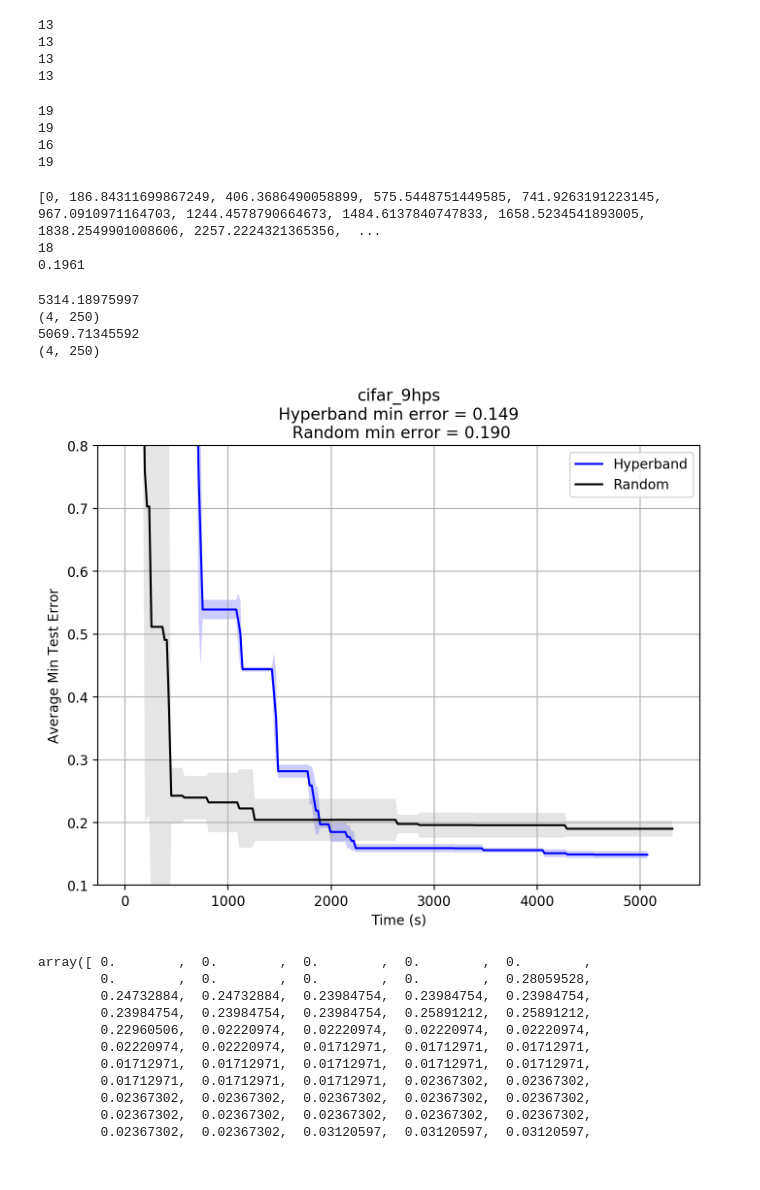
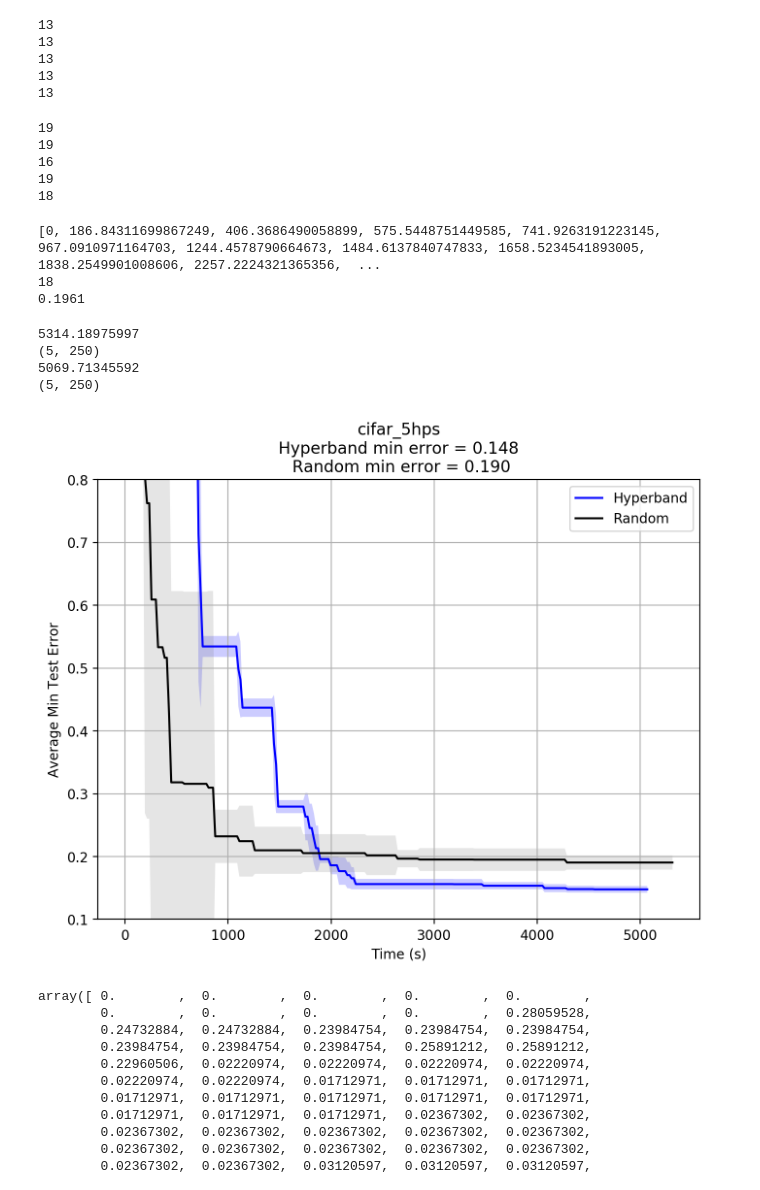
Before and after one commit to leowyy/autotune, a Jupyter notebook: analysis/combining_cifar_results.ipynb, the cells around one changed output. Cells and saved outputs as stored; diff of their text form; code cells hidden in the pictures.

Commit message:
Change back to cifar

```diff
--- a/analysis/combining_cifar_results.ipynb
+++ b/analysis/combining_cifar_results.ipynb
@@ -11,7 +11,7 @@ from autotune.core.RandomOptimiser import RandomOptimiser
 # %%
 hyperband = []
 random = []
-n = 4
+n = 5
 
 for i in range(1,n+1):
 
@@ -55,6 +55,7 @@ for h in hyperband:
 13
 13
 13
+13
 # %%
 for r in random:
     print(len(r.checkpoints))
@@ -63,6 +64,7 @@ for r in random:
 19
 16
 19
+18
 # %%
 seq = random[0].checkpoints
 print(seq)
@@ -90,37 +92,37 @@ hyperband_t_seq, hyperband_y_seq = average_opt_results(hyperband)
 print(hyperband_y_seq.shape)
 # %% [output]
 5314.18975997
-(4, 250)
+(5, 250)
 5069.71345592
-(4, 250)
+(5, 250)
 # %%
 r_a = np.average(random_y_seq, 0)
 h_a = np.average(hyperband_y_seq, 0)
 r_s = np.std(random_y_seq, 0)
 h_s = np.std(hyperband_y_seq, 0)
 
 fig, ax = plt.subplots(1, 1, figsize=(8, 6), dpi=200)
 ax.plot(hyperband_t_seq, h_a, '-b', label="Hyperband")
 ax.fill_between(hyperband_t_seq, h_a-h_s, h_a+h_s, facecolor='blue', alpha=0.2)
 
 ax.plot(random_t_seq, r_a, '-k', label="Random")
 ax.fill_between(random_t_seq, r_a-2*r_s, r_a+2*r_s, facecolor='grey', alpha=0.2)
 ax.set_ylim(0.1,0.8)
 
 ax.grid()
 plt.ylabel('Average Min Test Error')
 plt.xlabel('Time (s)')
 plt.legend()
 
-problem_text = "cifar_9hps"
+problem_text = "cifar_5hps"
 
-res = "Hyperband min error = {:.3f}\n Random min error = {:.3f}".format(min(hyperband_ave), min(random_ave))
+res = "Hyperband min error = {:.3f}\n Random min error = {:.3f}".format(min(h_a), min(r_a))
 title = problem_text + "\n" + res
 plt.title(title)
 
 plt.show()
 # %% [output]
-[figure, old version]
+[figure, new version]
 # %%
 random_std = np.std(random_y_seq, 0)
 # %%
```
Also changed, not shown: 2 other files.
